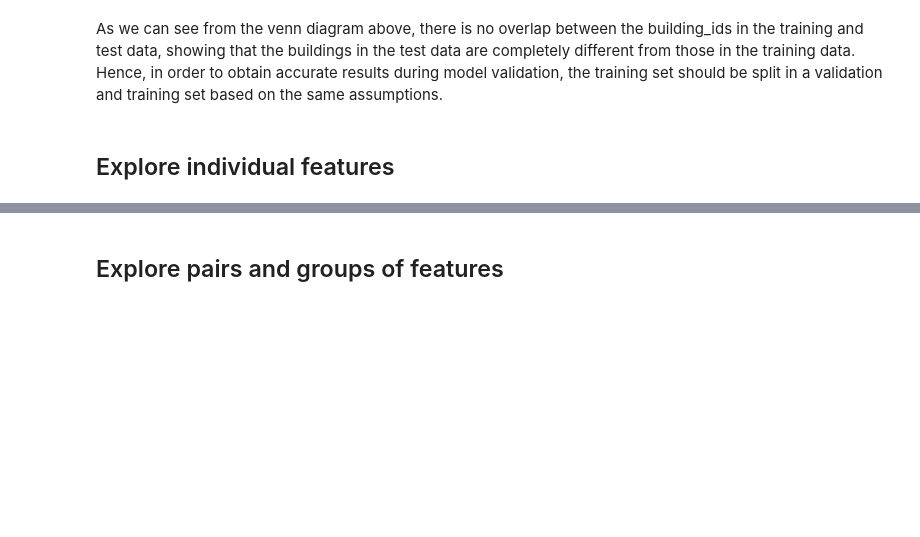
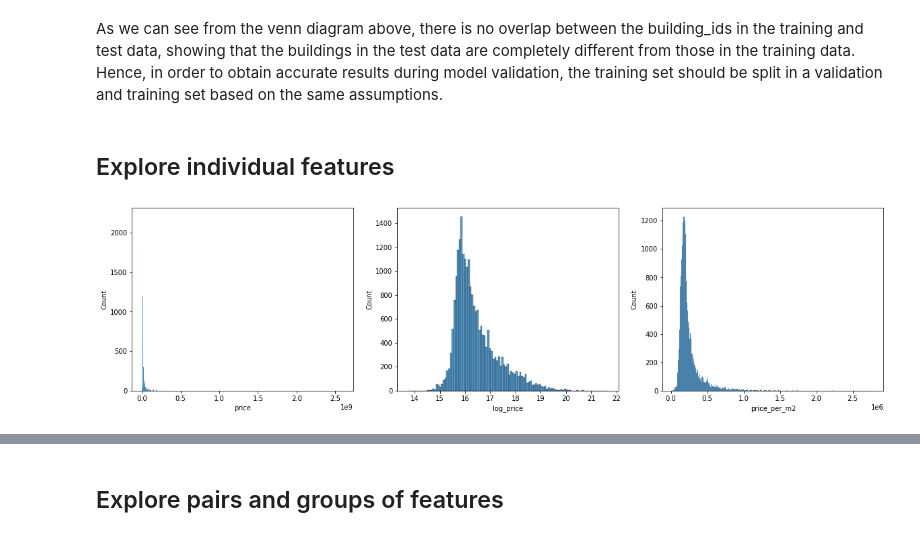
Before and after one commit to P1NHE4D/TDT4173-Prosjekt, a Jupyter notebook: long_notebook.ipynb, the cells around one changed output, grey strips where cells are left out. Saved outputs shown, nothing was run; the diff lists cells and outputs as text; code cells hidden in the pictures; blank space fills up the shorter version.

```diff
--- a/long_notebook.ipynb
+++ b/long_notebook.ipynb
@@ -261,3 +254,13 @@ plt.show()
 As we can see from the venn diagram above, there is no overlap between the building_ids in the training and test data, showing that the buildings in the test data are completely different from those in the training data. Hence, in order to obtain accurate results during model validation, the training set should be split in a validation and training set based on the same assumptions.
 # %% [markdown]
 ## Explore individual features
+# %%
+fig, ax = plt.subplots(1, 3, figsize=(20, 5))
+sns.histplot(data=train["price"], ax=ax[0])
+train["log_price"] = np.log1p(train["price"])
+sns.histplot(data=train["log_price"], ax=ax[1])
+train["price_per_m2"] = train["price"] / train["area_total"]
+sns.histplot(data=train["price_per_m2"], ax=ax[2])
+plt.show()
+# %% [output]
+[figure, added]
```
Also changed, not shown: parts of 22 cells of this notebook.
